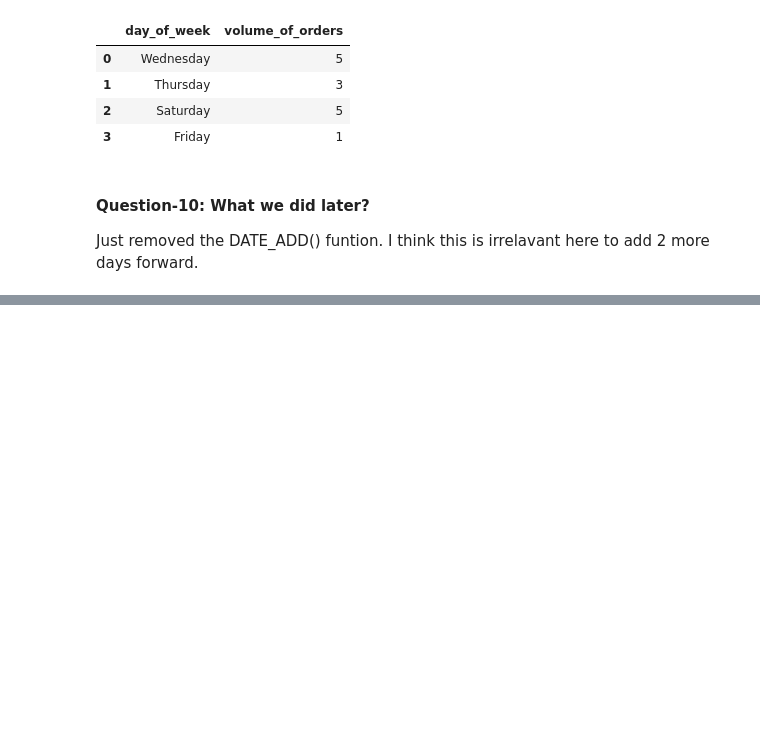
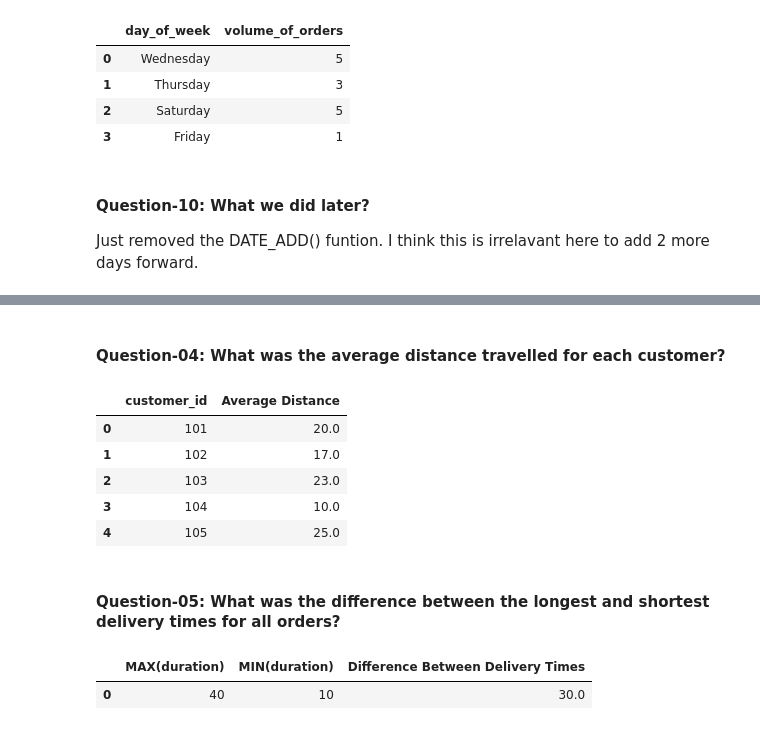
Before and after one commit to zizanayub/SQL-Projects, a Jupyter notebook: 8 Week SQL Challenge/Case Study # 2. Pizza Runner/02.Pizza Runner.ipynb, the cells around one changed output, grey strips where cells are left out. Cells and saved outputs as stored; diff of their text form; code cells hidden in the pictures; blank space fills up the shorter version.

```diff
--- a/8 Week SQL Challenge/Case Study # 2. Pizza Runner/02.Pizza Runner.ipynb
+++ b/8 Week SQL Challenge/Case Study # 2. Pizza Runner/02.Pizza Runner.ipynb
@@ -954,0 +1131,2 @@ Just removed the DATE_ADD() funtion. I think this is irrelavant here to add 2 mo
+# %% [markdown]
+#### Question-04: What was the average distance travelled for each customer?
@@ -954,0 +1187,12 @@ Just removed the DATE_ADD() funtion. I think this is irrelavant here to add 2 mo
+# %%
+df = pd.read_sql(query_to_question_B4,engine)
+df
+# %% [output]
+|  | customer_id | Average Distance |
+| 0 | 101 | 20.0 |
+| 1 | 102 | 17.0 |
+| 2 | 103 | 23.0 |
+| 3 | 104 | 10.0 |
+| 4 | 105 | 25.0 |
+# %% [markdown]
+#### Question-05: What was the difference between the longest and shortest delivery times for all orders?
@@ -954,0 +1236,6 @@ Just removed the DATE_ADD() funtion. I think this is irrelavant here to add 2 mo
+# %%
+df = pd.read_sql(query_to_question_B5,engine)
+df
+# %% [output]
+|  | MAX(duration) | MIN(duration) | Difference Between Delivery Times |
+| 0 | 40 | 10 | 30.0 |
```
Also changed, not shown: parts of 21 cells of this notebook.
